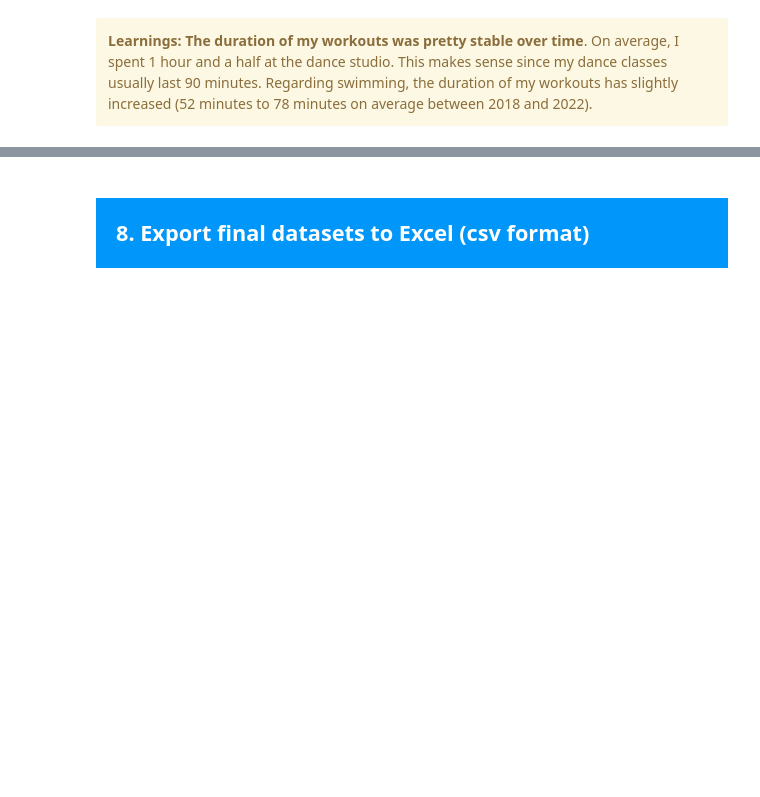
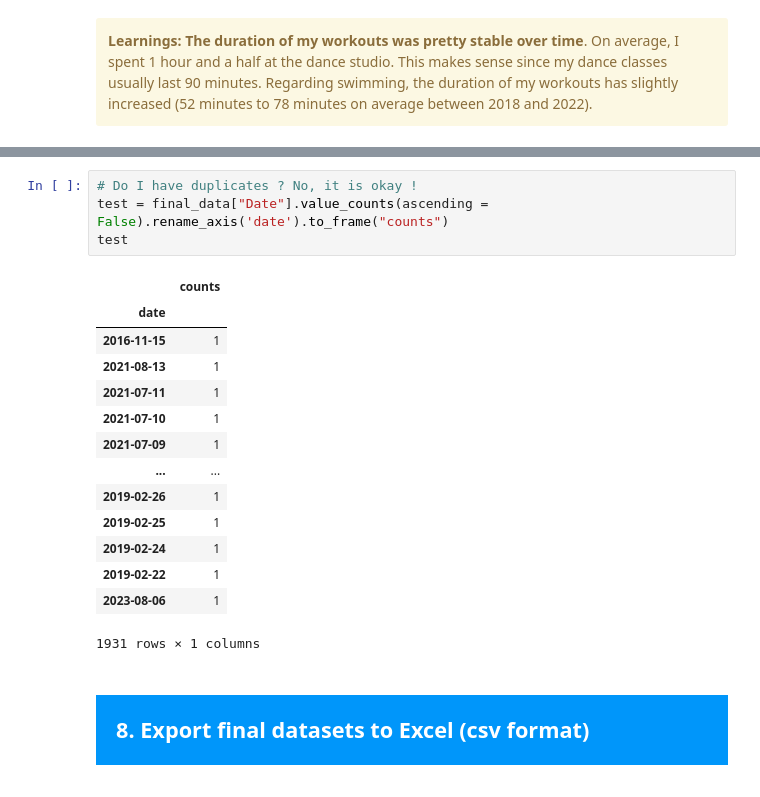
Before and after one commit to MargotMarchais/Samsung_Health_revamp, a Jupyter notebook: Part2_Google_Maps_Analysis_public_version.ipynb, the cells around one changed output, grey strips where cells are left out. Saved outputs shown, nothing was run; the diff lists cells and outputs as text; blank space fills up the shorter version.

```diff
--- a/Part2_Google_Maps_Analysis_public_version.ipynb
+++ b/Part2_Google_Maps_Analysis_public_version.ipynb
@@ -586,3 +624,22 @@ Regarding swimming, the duration of my workouts has slightly increased (52 minut
+# %%
+# Do I have duplicates ? No, it is okay !
+test = final_data["Date"].value_counts(ascending = False).rename_axis('date').to_frame("counts")
+test
+# %% [output]
+|  | counts |
+| date |  |
+| 2016-11-15 | 1 |
+| 2021-08-13 | 1 |
+| 2021-07-11 | 1 |
+| 2021-07-10 | 1 |
+| 2021-07-09 | 1 |
+| ... | ... |
+| 2019-02-26 | 1 |
+| 2019-02-25 | 1 |
+| 2019-02-24 | 1 |
+| 2019-02-22 | 1 |
+| 2023-08-06 | 1 |
+1931 rows × 1 columns
 # %% [markdown]
 <div style="background-color: RGB(0,150,250);" >
 <h2 style="margin: auto; padding: 20px; color:#fff; ">8. Export final datasets to Excel (csv format)</h2> <a class="anchor" id="8"></a>
```
Also changed, not shown: parts of 6 cells of this notebook.
